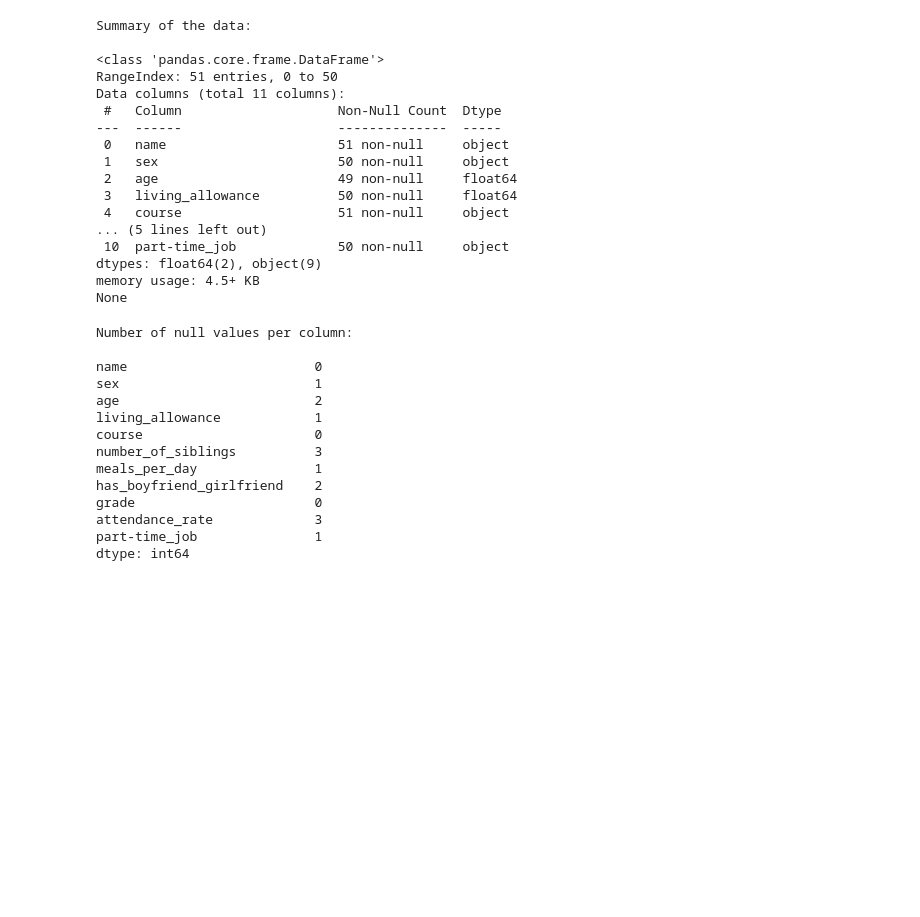
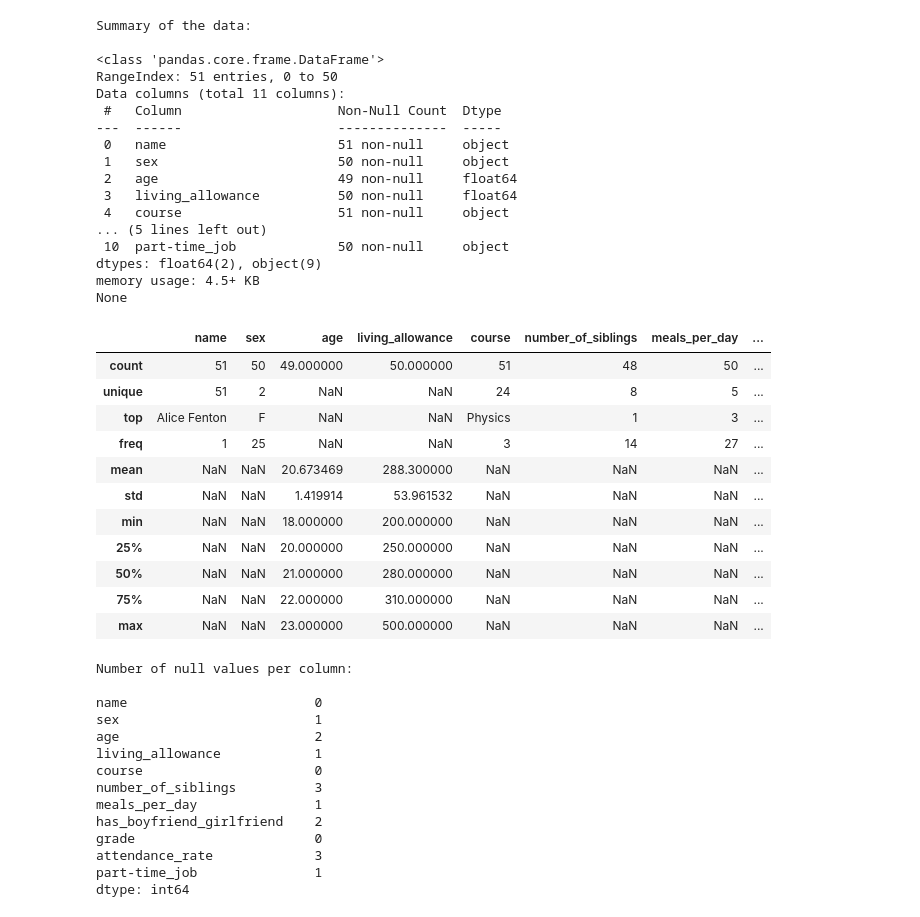
Before and after one commit to AllanOcung/Ocung_Allan_Recess_Term_2, a Jupyter notebook: Ocung_Allan_Morning_Sessions/Ocung_Allan_day8.ipynb, the cells around one changed output. Cells and saved outputs as stored; diff of their text form; code cells hidden in the pictures; blank space fills up the shorter version.

```diff
--- a/Ocung_Allan_Morning_Sessions/Ocung_Allan_day8.ipynb
+++ b/Ocung_Allan_Morning_Sessions/Ocung_Allan_day8.ipynb
@@ -219,6 +217,21 @@ Data columns (total 11 columns):
 dtypes: float64(2), object(9)
 memory usage: 4.5+ KB
 None
+# %%
+df.describe(include='all')
+# %% [output]
+|  | name | sex | age | living_allowance | course | number_of_siblings | meals_per_day | ... |
+| count | 51 | 50 | 49.000000 | 50.000000 | 51 | 48 | 50 | ... |
+| unique | 51 | 2 | NaN | NaN | 24 | 8 | 5 | ... |
+| top | Alice Fenton | F | NaN | NaN | Physics | 1 | 3 | ... |
+| freq | 1 | 25 | NaN | NaN | 3 | 14 | 27 | ... |
+| mean | NaN | NaN | 20.673469 | 288.300000 | NaN | NaN | NaN | ... |
+| std | NaN | NaN | 1.419914 | 53.961532 | NaN | NaN | NaN | ... |
+| min | NaN | NaN | 18.000000 | 200.000000 | NaN | NaN | NaN | ... |
+| 25% | NaN | NaN | 20.000000 | 250.000000 | NaN | NaN | NaN | ... |
+| 50% | NaN | NaN | 21.000000 | 280.000000 | NaN | NaN | NaN | ... |
+| 75% | NaN | NaN | 22.000000 | 310.000000 | NaN | NaN | NaN | ... |
+| max | NaN | NaN | 23.000000 | 500.000000 | NaN | NaN | NaN | ... |
 # %%
 
 # Check for missing values
```
Also changed, not shown: parts of 1 cell of this notebook, 22 other files.
